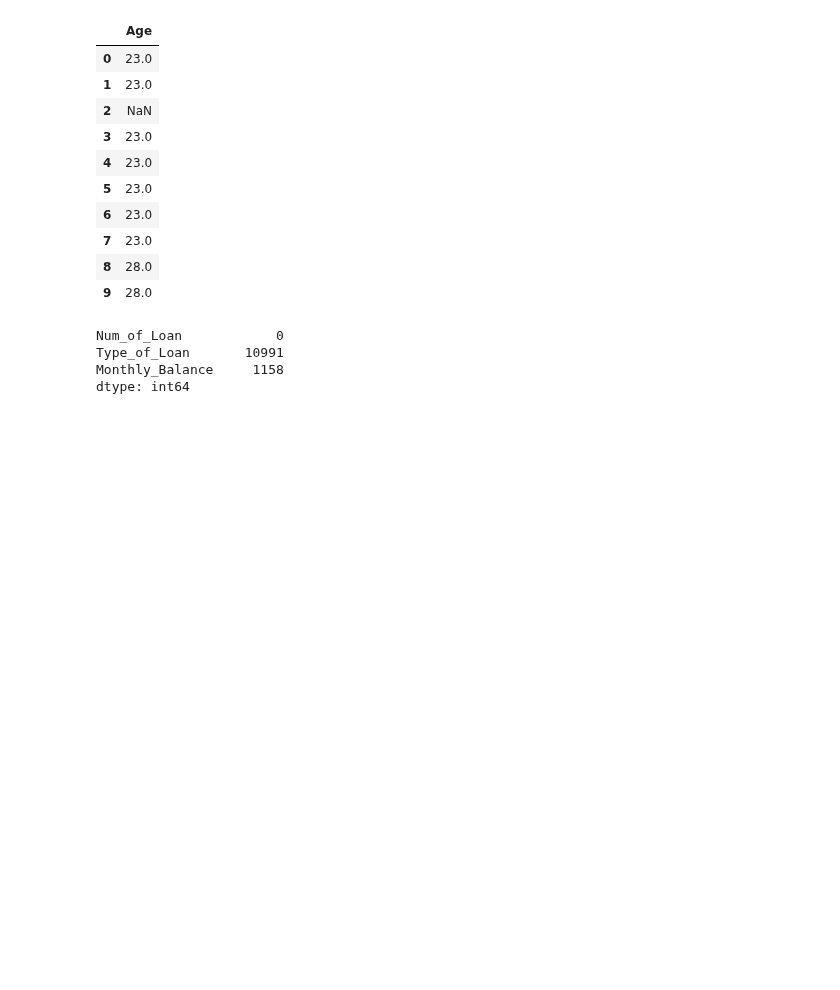
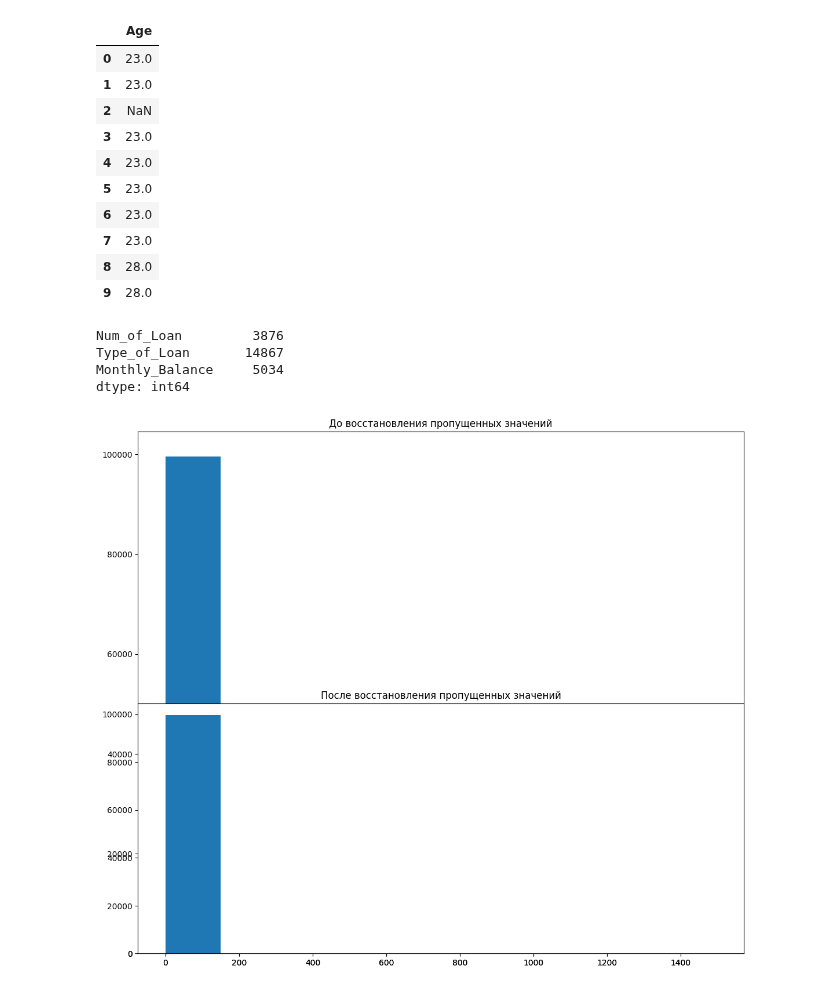
Before and after one commit to Ghukii/TMP-4sem-, a Jupyter notebook: Задание_6/Задание_6_13.ipynb, the cells around one changed output. Drawn from its saved outputs; the diff is of its cells as text; code cells hidden in the pictures; blank space fills up the shorter version.

```diff
--- a/Задание_6/Задание_6_13.ipynb
+++ b/Задание_6/Задание_6_13.ipynb
@@ -142,7 +143,7 @@ else:
 # %% [output]
 Ошибочных данных нет
 # %%
-df.loc[(df['Num_of_Loan'] < '0')] = np.nan
+df.loc[df['Num_of_Loan'] < '0'] = np.nan
 df[['Num_of_Loan']].loc[180:190]
 # %% [output]
 |  | Num_of_Loan |
@@ -298,6 +289,4 @@ df['Age'].isna().sum()
-# %%
-df = df.dropna(subset=['Age'])
 # %%
-df['Age'] = df['Age'].astype(np.int64)
+df['Age'] = pd.to_numeric(df['Age'], errors='coerce')
 df['Age']
 # %% [output]
@@ -337,7 +326,26 @@ df[['Age']].head(10)
 # %%
 df[['Num_of_Loan', 'Type_of_Loan', 'Monthly_Balance']].isna().sum()
 # %% [output]
-Num_of_Loan            0
-Type_of_Loan       10991
-Monthly_Balance     1158
+Num_of_Loan         3876
+Type_of_Loan       14867
+Monthly_Balance     5034
 dtype: int64
+# %%
+NoL, ToL, MB = df['Num_of_Loan'], df['Type_of_Loan'], df['Monthly_Balance']
+# %%
+plt.figure(figsize=(12, 10))
+
+plt.subplot(1, 1, 1)
+plt.hist(NoL)
+plt.title('До восстановления пропущенных значений')
+
+NoL_vosst = NoL
+
+plt.subplot(2, 1, 2)
+plt.hist(NoL_vosst)
+plt.title('После восстановления пропущенных значений')
+
+plt.tight_layout()
+plt.show()
+# %% [output]
+[figure, added]
```
Also changed, not shown: parts of 6 cells of this notebook.
